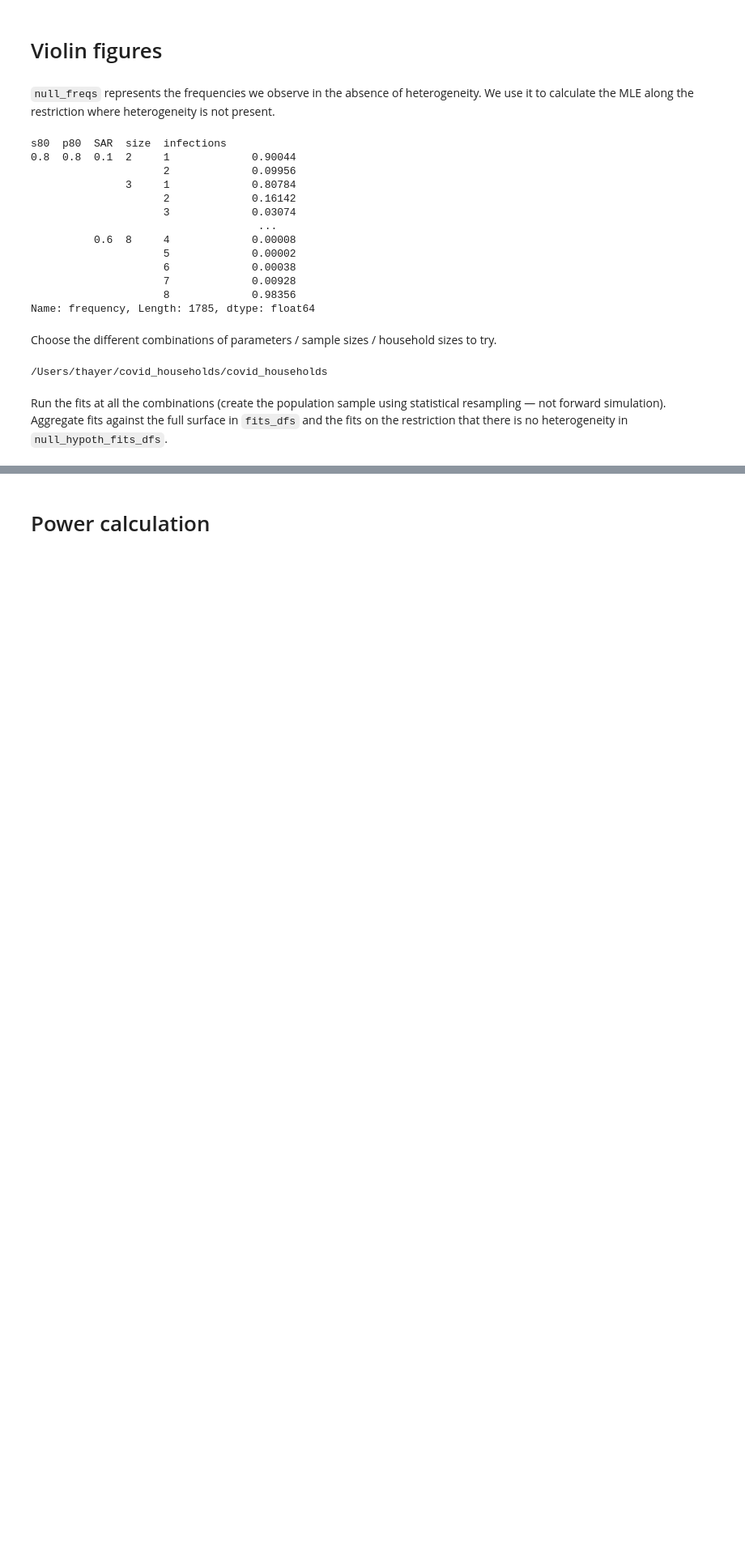
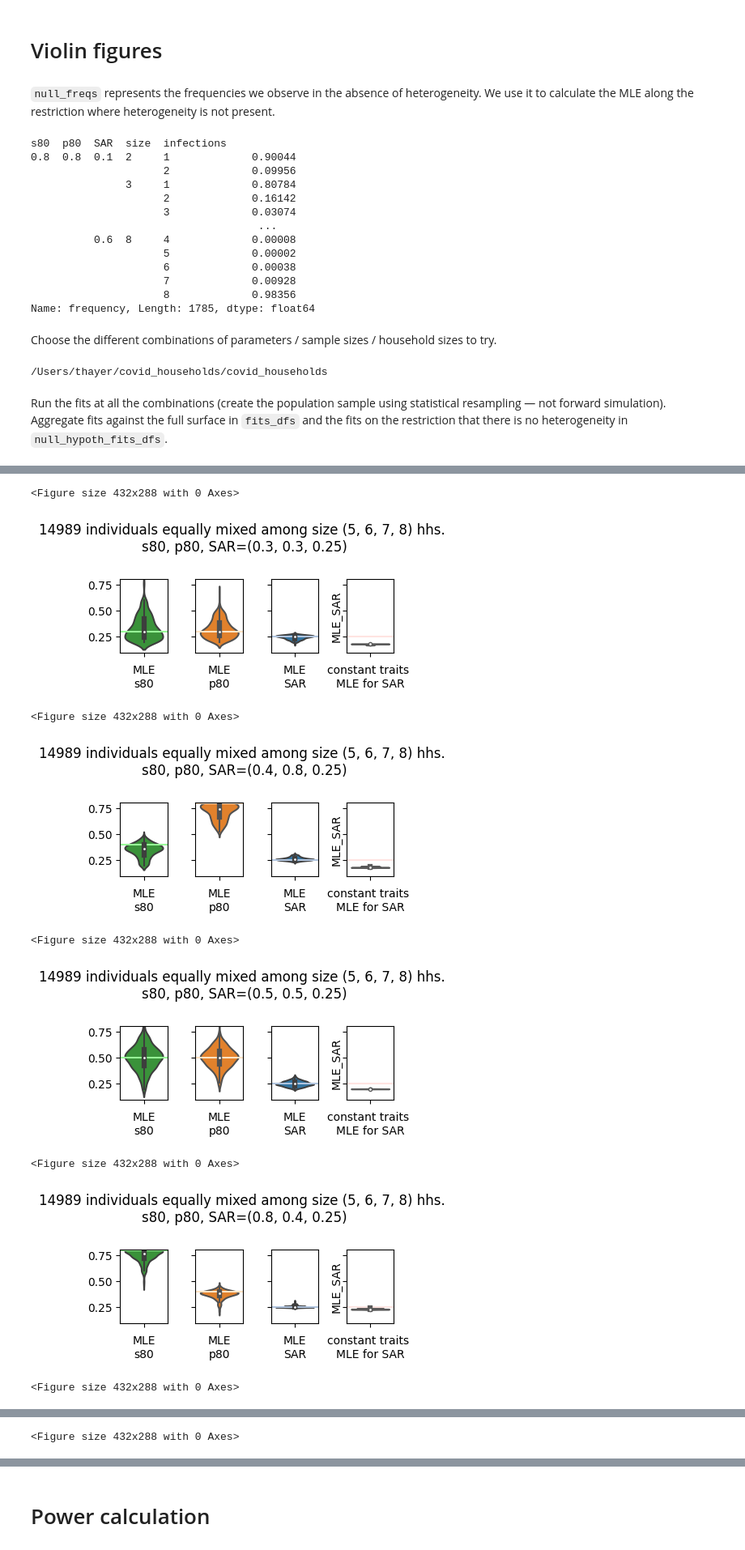
Before and after one commit to tanderson11/householdheterogeneity, a Jupyter notebook: notebooks/ViolinsAndPowerCalc.ipynb, the cells around one changed output, grey strips where cells are left out. Shown at 81% size. Cells and saved outputs as stored; diff of their text form; code cells hidden in the pictures; blank space fills up the shorter version.

Commit message:
Grouped figures across populations. Hypothesis technology for different combinations of parameters.

```diff
--- a/notebooks/ViolinsAndPowerCalc.ipynb
+++ b/notebooks/ViolinsAndPowerCalc.ipynb
@@ -360,0 +428,76 @@ fit_df['s80_true'], fit_df['p80_true'], fit_df['SAR_true'] = zip(*fit_df['parame
+# %%
+import matplotlib.pyplot as plt
+import seaborn as sns
+import os
+plt.close('all')
+
+
+dpi = 100
+save_figs = False
+
+fig_sizes = {'small':(4,2.25), 'big':(8,4.5)}
+chosen_size = 'small'
+
+#%matplotlib agg
+min_dict = {0.6: 0.3, 0.4:0.10, 0.5: 0.15, 0.8: 0.5}
+max_dict = {0.6: 0.8, 0.4:0.65, 0.5: 0.8, 0.8: 0.8}
+colors = ['tab:green', 'tab:orange', 'tab:blue']
+axline_colors = ['palegreen', 'bisque', 'lightsteelblue']
+xlabels = ['MLE\ns80', 'MLE\np80', 'MLE\nSAR', 'constant traits \nMLE for SAR']
+grouping =['population mix', 'sample size', 'parameters']
+for k,g in fit_df.groupby(grouping):
+    plt.figure()
+    fig, axes = plt.subplots(1,4, dpi=dpi, sharey=True, figsize=fig_sizes[chosen_size])
+
+    population_mix, sample_size, parameters = k
+    population_name = None
+    if isinstance(population_mix, str):
+        population_name = population_mix
+        description = population_descriptions[population_mix]
+    else:
+        description = 'equally mixed'
+    if population_name:
+        plt.suptitle(f"{sample_size} individuals {description}\ns80, p80, SAR={parameters}")
+    else:
+        plt.suptitle(f"{sample_size} individuals {description} among size {population_mix} hhs. \ns80, p80, SAR={parameters}")
+    i = 0
+    for c in g.columns:
+        if 'MLE' not in c:
+            continue
+        if 's80' in c or 'p80' in c:
+            parameter_index = 0 if 's80' in c else 1
+            #mi, ma = min_dict[parameters[parameter_index]], max_dict[parameters[parameter_index]]
+            mi, ma = 0.1, 0.8
+            axes[i].set_ylim(mi, ma)
+        if 'SAR' in c:
+            pass
+            #axes[i].set_ylim(0.1, 0.5)
+            axes[i].set_ylim(0.1, 0.8)
+        if parameters[i] == 0.8:
+            axes[i].axhline(0.795, color=axline_colors[i])
+        else:
+            axes[i].axhline(parameters[i], color=axline_colors[i])
+        sns.violinplot(y=c, data=g, ax=axes[i], orient="v", color=colors[i])
+        axes[i].set(xlabel=xlabels[i], ylabel='')
+        i += 1
+    null_fit_slice = null_fit_df.groupby(['population mix', 'sample size', 'parameters']).get_group(k)
+    #axes[3].set_ylim(0.1, 0.5)
+    axes[3].set_ylim(0.1, 0.8)
+    # plot the true SAR on the null hypothesis SAR
+    axes[3].axhline(parameters[2], color='mistyrose')
+    axes[3].set(xlabel=xlabels[3], ylabel='')
+    sns.violinplot(y=null_fit_slice['MLE_SAR'], data=null_fit_slice, ax=axes[3], orient="v", color='indianred')
+    #axes[3].set(ylabel='MLE of SAR assuming no heterogeneity')
+    fig.tight_layout()
+    if save_figs:
+        plt.savefig(os.path.join('/Users/thayer/covid_households/batched_figs', f'{k}' + '.jpg'))
+# %% [output]
+<Figure size 432x288 with 0 Axes>
+[figure, added]
+<Figure size 432x288 with 0 Axes>
+[figure, added]
+<Figure size 432x288 with 0 Axes>
+[figure, added]
+<Figure size 432x288 with 0 Axes>
+[figure, added]
+<Figure size 432x288 with 0 Axes>
@@ -360,0 +505 @@ fit_df['s80_true'], fit_df['p80_true'], fit_df['SAR_true'] = zip(*fit_df['parame
+<Figure size 432x288 with 0 Axes>
```
Also changed, not shown: parts of 31 cells of this notebook.
